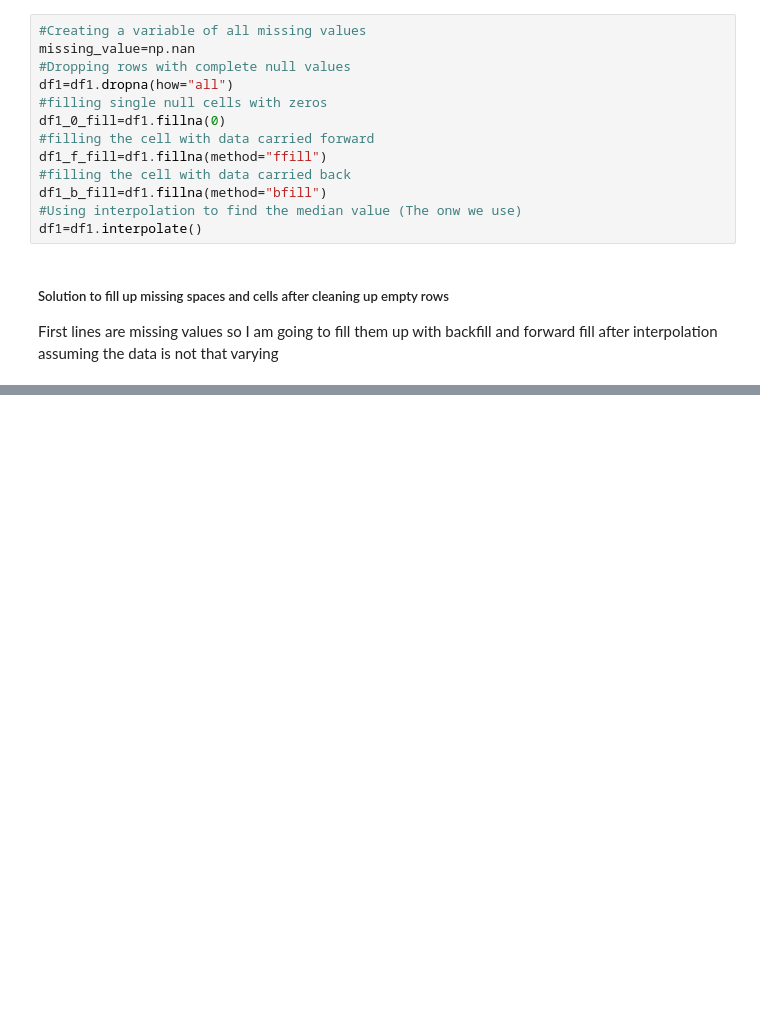
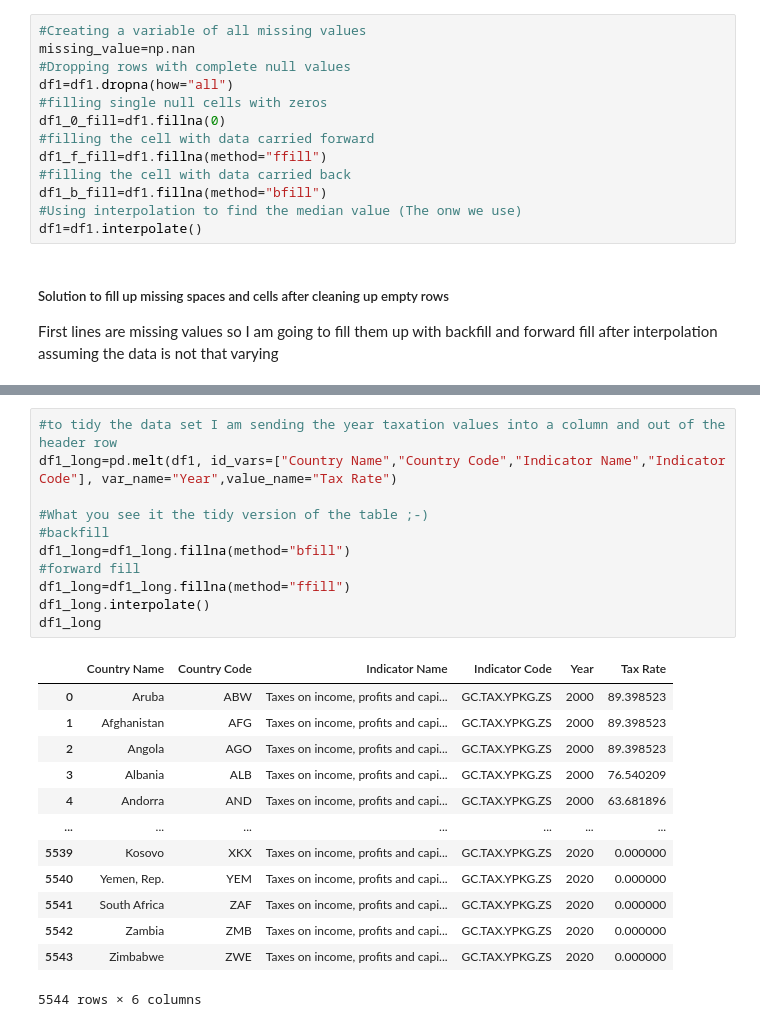
Before and after one commit to EdwardObala1/ML_Simple_Datacleaning, a Jupyter notebook: Group_Work_2_RRA/Group_Work_Assignment2.ipynb, the cells around one changed output, grey strips where cells are left out. Saved outputs shown, nothing was run; the diff lists cells and outputs as text; blank space fills up the shorter version.

```diff
--- a/Group_Work_2_RRA/Group_Work_Assignment2.ipynb
+++ b/Group_Work_2_RRA/Group_Work_Assignment2.ipynb
@@ -80,0 +96,25 @@ df1_f_fill=df1.fillna(method="ffill")
+# %%
+#to tidy the data set I am sending the year taxation values into a column and out of the header row
+df1_long=pd.melt(df1, id_vars=["Country Name","Country Code","Indicator Name","Indicator Code"], var_name="Year",value_name="Tax Rate")
+
+#What you see it the tidy version of the table ;-)
+#backfill
+df1_long=df1_long.fillna(method="bfill")
+#forward fill
+df1_long=df1_long.fillna(method="ffill")
+df1_long.interpolate()
+df1_long
+# %% [output]
+|  | Country Name | Country Code | Indicator Name | Indicator Code | Year | Tax Rate |
+| 0 | Aruba | ABW | Taxes on income, profits and capi... | GC.TAX.YPKG.ZS | 2000 | 89.398523 |
+| 1 | Afghanistan | AFG | Taxes on income, profits and capi... | GC.TAX.YPKG.ZS | 2000 | 89.398523 |
+| 2 | Angola | AGO | Taxes on income, profits and capi... | GC.TAX.YPKG.ZS | 2000 | 89.398523 |
+| 3 | Albania | ALB | Taxes on income, profits and capi... | GC.TAX.YPKG.ZS | 2000 | 76.540209 |
+| 4 | Andorra | AND | Taxes on income, profits and capi... | GC.TAX.YPKG.ZS | 2000 | 63.681896 |
+| ... | ... | ... | ... | ... | ... | ... |
+| 5539 | Kosovo | XKX | Taxes on income, profits and capi... | GC.TAX.YPKG.ZS | 2020 | 0.000000 |
+| 5540 | Yemen, Rep. | YEM | Taxes on income, profits and capi... | GC.TAX.YPKG.ZS | 2020 | 0.000000 |
+| 5541 | South Africa | ZAF | Taxes on income, profits and capi... | GC.TAX.YPKG.ZS | 2020 | 0.000000 |
+| 5542 | Zambia | ZMB | Taxes on income, profits and capi... | GC.TAX.YPKG.ZS | 2020 | 0.000000 |
+| 5543 | Zimbabwe | ZWE | Taxes on income, profits and capi... | GC.TAX.YPKG.ZS | 2020 | 0.000000 |
+5544 rows × 6 columns
```
Also changed, not shown: parts of 1 cell of this notebook.
